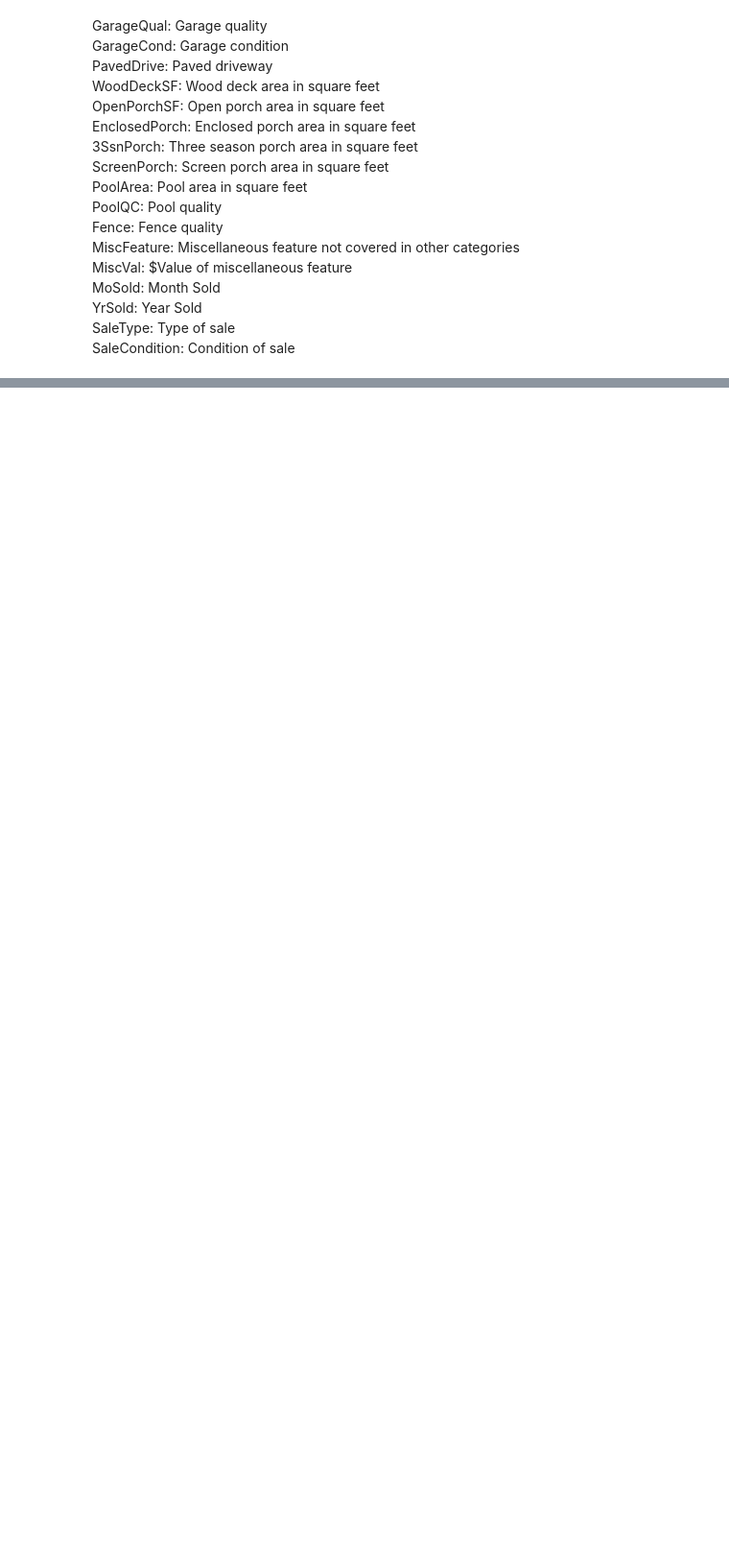
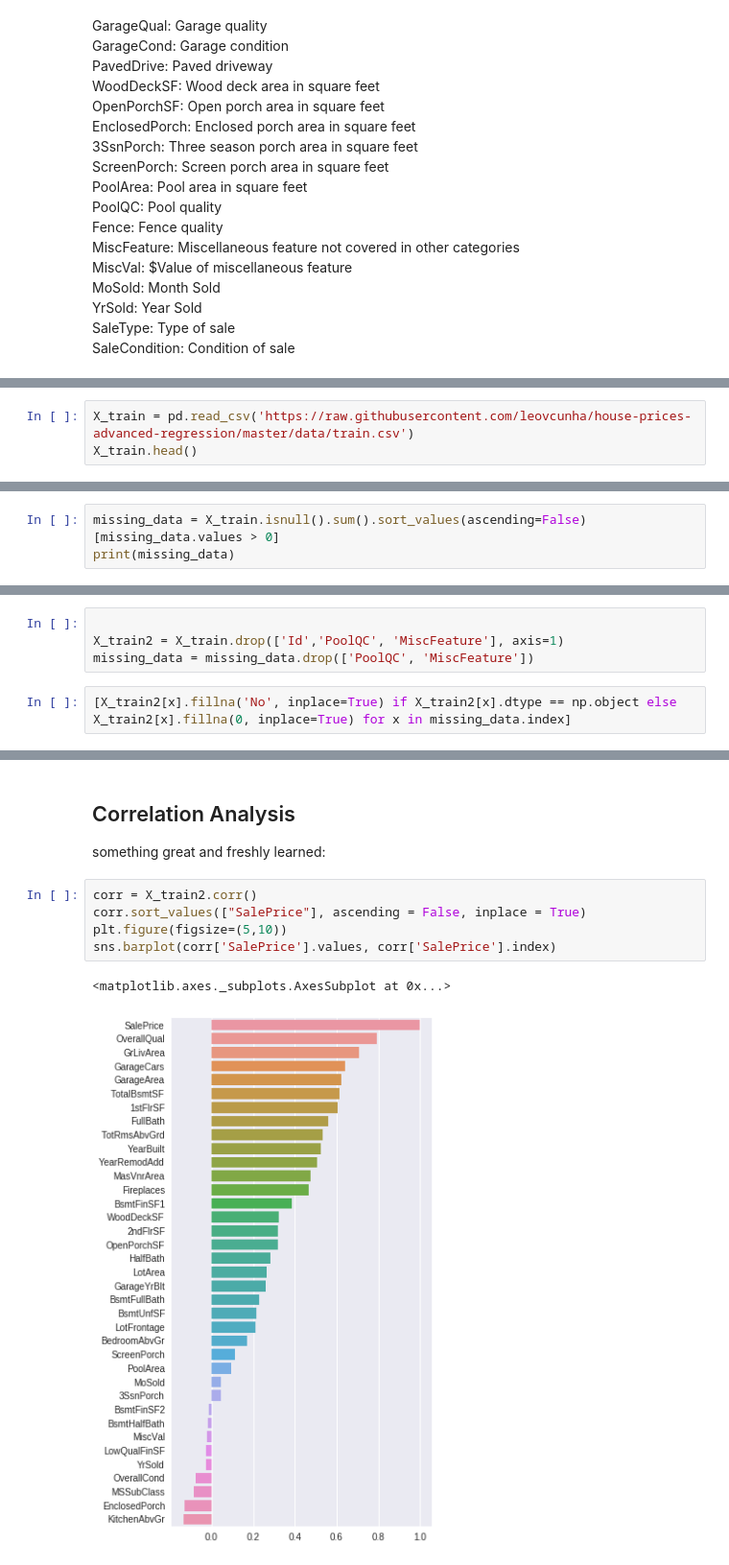
Before and after one commit to leovcunha/house-prices-advanced-regression, a Jupyter notebook: house_prices.ipynb, the cells around one changed output, grey strips where cells are left out. Shown: that part at 96% size. Cells and saved outputs as stored; diff of their text form; blank space fills up the shorter version.

```diff
--- a/house_prices.ipynb
+++ b/house_prices.ipynb
@@ -86,0 +95,3 @@ SaleCondition: Condition of sale
+# %%
+X_train = pd.read_csv('https://raw.githubusercontent.com/leovcunha/house-prices-advanced-regression/master/data/train.csv')
+X_train.head()
@@ -86,0 +119,3 @@ SaleCondition: Condition of sale
+# %%
+missing_data = X_train.isnull().sum().sort_values(ascending=False)[missing_data.values > 0]
+print(missing_data)
@@ -86,0 +149,6 @@ SaleCondition: Condition of sale
+# %%
+
+X_train2 = X_train.drop(['Id','PoolQC', 'MiscFeature'], axis=1)
+missing_data = missing_data.drop(['PoolQC', 'MiscFeature'])
+# %%
+[X_train2[x].fillna('No', inplace=True) if X_train2[x].dtype == np.object else X_train2[x].fillna(0, inplace=True) for x in missing_data.index]
@@ -86,0 +214,11 @@ SaleCondition: Condition of sale
+# %% [markdown]
+## Correlation Analysis
+something great and freshly learned:
+# %%
+corr = X_train2.corr()
+corr.sort_values(["SalePrice"], ascending = False, inplace = True)
+plt.figure(figsize=(5,10))
+sns.barplot(corr['SalePrice'].values, corr['SalePrice'].index)
+# %% [output]
+<matplotlib.axes._subplots.AxesSubplot at 0x...>
+[figure, added]
```
Also changed, not shown: parts of 26 cells of this notebook.
